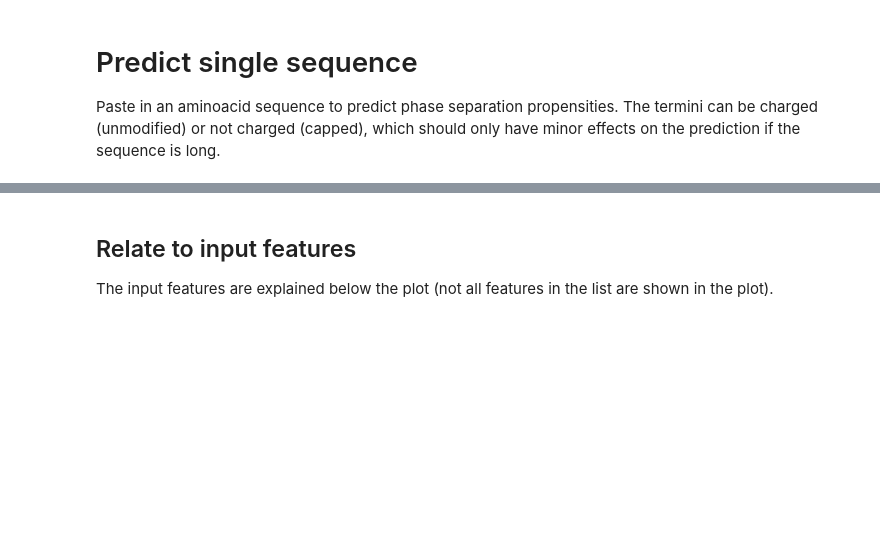
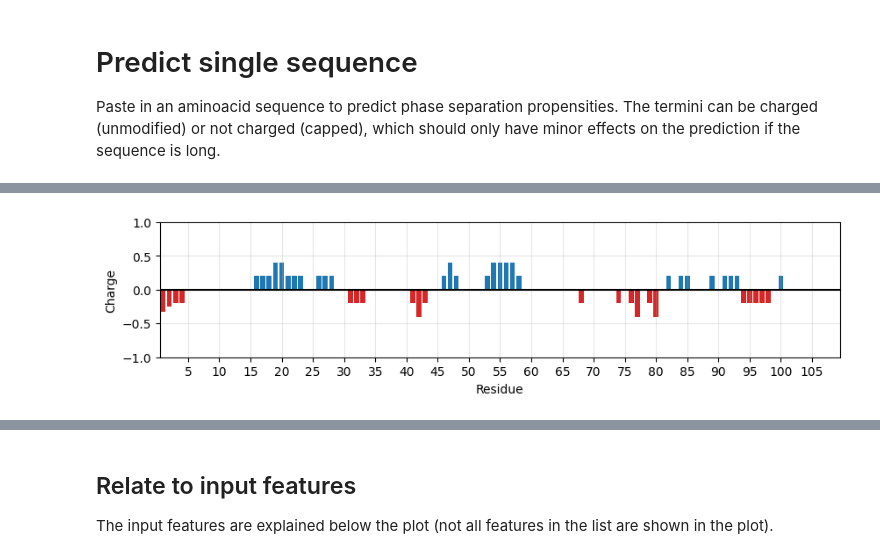
Before and after one commit to sobuelow/cecam, a Jupyter notebook: PSLab_CECAM.ipynb, the cells around one changed output, grey strips where cells are left out. Cells and saved outputs as stored; diff of their text form; code cells hidden in the pictures; blank space fills up the shorter version.

```diff
--- a/PSLab_CECAM.ipynb
+++ b/PSLab_CECAM.ipynb
@@ -115,3 +115,82 @@ print('Models loaded.')
 # Predict single sequence
 
 Paste in an aminoacid sequence to predict phase separation propensities. The termini can be charged (unmodified) or not charged (capped), which should only have minor effects on the prediction if the sequence is long.
+# %%
+#@title <b>IDR input</font></b>{single-column:true}
+
+try:
+    os.rmdir('sample_data')
+except:
+    pass
+
+NAME = "Test" #@param {type:"string"}
+SEQUENCE = "MESNQSNNGGSGNAALNRGGRYVPPHLRGGDGGAAAAASAGGDDRRGGAGGGGYRRGGGNSGGGGGGGYDRGYNDNRDDRDNRGGSGGYGRDRNYEDRGYNGGGGGGGN" #@param {type:"string"}
+CHARGE_TERMINI = True # @param {type:'boolean'}
+# TEMPERATURE = "293 K (fixed)" # @param ['293 K (fixed)']
+# IONIC_STRENGTH = "150 mM (fixed)" # @param ['150 mM (fixed)']
+
+seq = SEQUENCE[:]
+if " " in seq:
+    seq = ''.join(seq.split())
+    print('Blank character(s) found in the provided sequence. Sequence has been corrected, but check for integrity.')
+
+print('='*80)
+print(f'NAME: {NAME}')
+print(f'SEQUENCE: {seq}')
+
+def plot_charges_by_residue(xs, qs, xticks, figsize=(6,2), name=''):
+    qs_runavg = calc_runavg(qs, window=5)
+
+    fig, ax = plt.subplots(figsize=figsize)
+    ax.axhline(0, color='black')
+
+    ps_pos = np.where(qs_runavg > 0)[0]
+    ps_neg = np.where(qs_runavg < 0)[0]
+
+    ax.bar(xs[ps_pos], qs_runavg[ps_pos], color='tab:blue')
+    ax.bar(xs[ps_neg], qs_runavg[ps_neg], color='tab:red')
+
+    ax.set(xlabel='Residue')
+    ax.set(xlim=(xs[0] - 0.5, xs[-1] + 0.5))
+    ax.set(ylabel='Charge')
+
+    ax.set_xticks(xticks)
+    ax.set(ylim=(-1, 1))
+    ax.grid(alpha=0.3)
+
+    if len(name) > 0:
+        ax.set_title(name,fontsize='medium')
+
+    return fig
+
+def get_ticks(npoints):
+    if npoints < 20:
+        xticks = np.arange(1, npoints, 1)
+    elif npoints < 150:
+        xticks = np.arange(5, npoints, 5)
+    elif npoints < 400:
+        xticks = np.arange(20, npoints, 20)
+    else:
+        xticks = np.arange(50, npoints, 50)
+    return xticks
+
+def calc_runavg(xs, window=5):
+    xs = np.asarray(xs)
+    xs_ravg = []
+
+    half_left = (window - 1) // 2
+    half_right = window // 2
+
+    for idx in range(len(xs)):
+        x0 = max(0, idx - half_left)
+        x1 = min(len(xs), idx + half_right + 1)
+        xs_ravg.append(np.nanmean(xs[x0:x1]))
+
+    return np.array(xs_ravg)
+
+xs = np.arange(1, len(seq) + 1)
+qs, qs_abs = sequence.get_qs(seq,flexhis=False,pH=7,residues=[])
+xticks = get_ticks(len(xs))
+
+fig = plot_charges_by_residue(xs, qs, xticks, figsize=(10,2), name='')
+# %% [output]
@@ -118 +200,2 @@ Paste in an aminoacid sequence to predict phase separation propensities. The ter
+[figure, added]
 # %%
```
Also changed, not shown: parts of 4 cells of this notebook.
